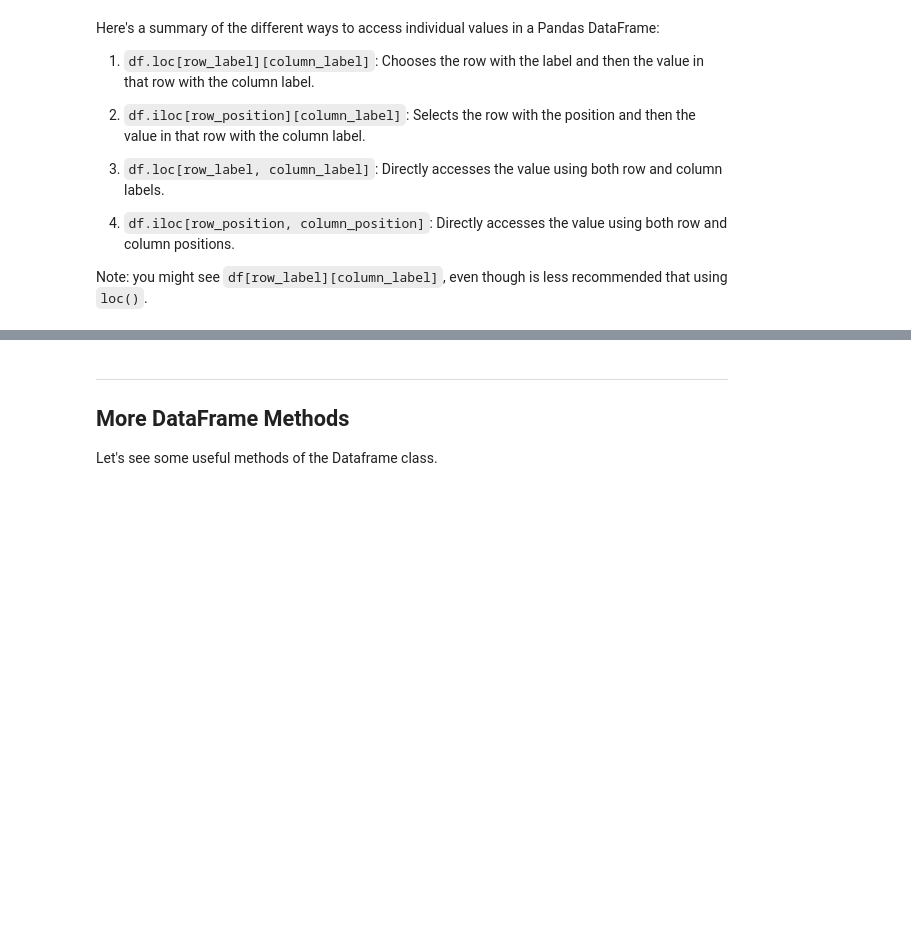
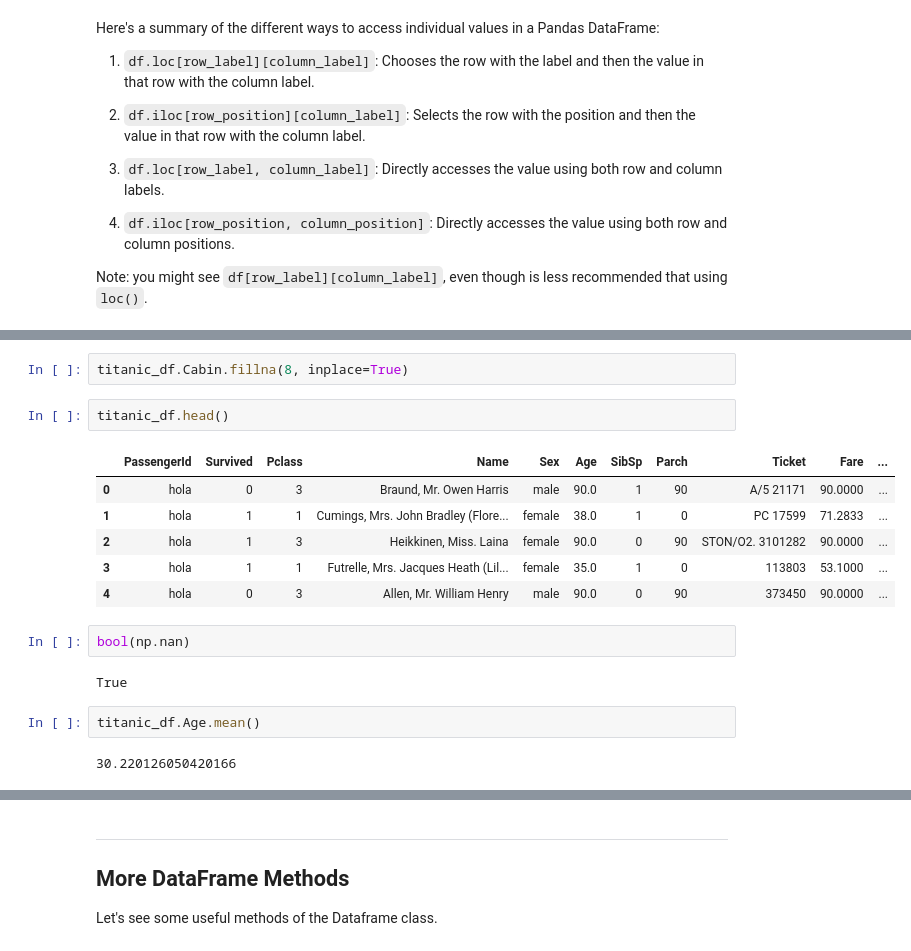
Before and after one commit to Ironhack-Data-Madrid-Enero-2024/apuntes_clase, a Jupyter notebook: semana_2/2.1_pandas.ipynb, the cells around one changed output, grey strips where cells are left out. Cells and saved outputs as stored; diff of their text form; blank space fills up the shorter version.

```diff
--- a/semana_2/2.1_pandas.ipynb
+++ b/semana_2/2.1_pandas.ipynb
@@ -679,0 +1033,19 @@ Note: you might see `df[row_label][column_label]`, even though is less recommend
+# %%
+titanic_df.Cabin.fillna(8, inplace=True)
+# %%
+titanic_df.head()
+# %% [output]
+|  | PassengerId | Survived | Pclass | Name | Sex | Age | SibSp | Parch | Ticket | Fare | ... |
+| 0 | hola | 0 | 3 | Braund, Mr. Owen Harris | male | 90.0 | 1 | 90 | A/5 21171 | 90.0000 | ... |
+| 1 | hola | 1 | 1 | Cumings, Mrs. John Bradley (Flore... | female | 38.0 | 1 | 0 | PC 17599 | 71.2833 | ... |
+| 2 | hola | 1 | 3 | Heikkinen, Miss. Laina | female | 90.0 | 0 | 90 | STON/O2. 3101282 | 90.0000 | ... |
+| 3 | hola | 1 | 1 | Futrelle, Mrs. Jacques Heath (Lil... | female | 35.0 | 1 | 0 | 113803 | 53.1000 | ... |
+| 4 | hola | 0 | 3 | Allen, Mr. William Henry | male | 90.0 | 0 | 90 | 373450 | 90.0000 | ... |
+# %%
+bool(np.nan)
+# %% [output]
+True
+# %%
+titanic_df.Age.mean()
+# %% [output]
+30.220126050420166
```
Also changed, not shown: parts of 61 cells of this notebook.
